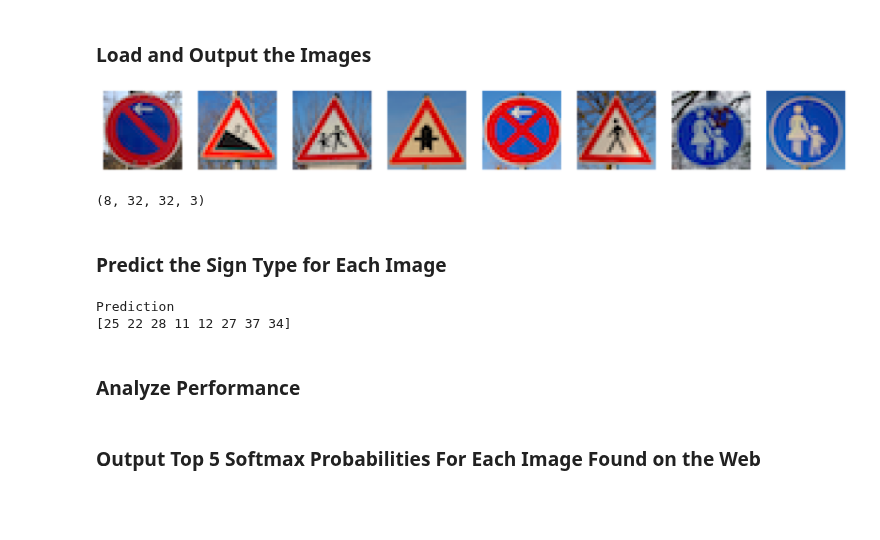
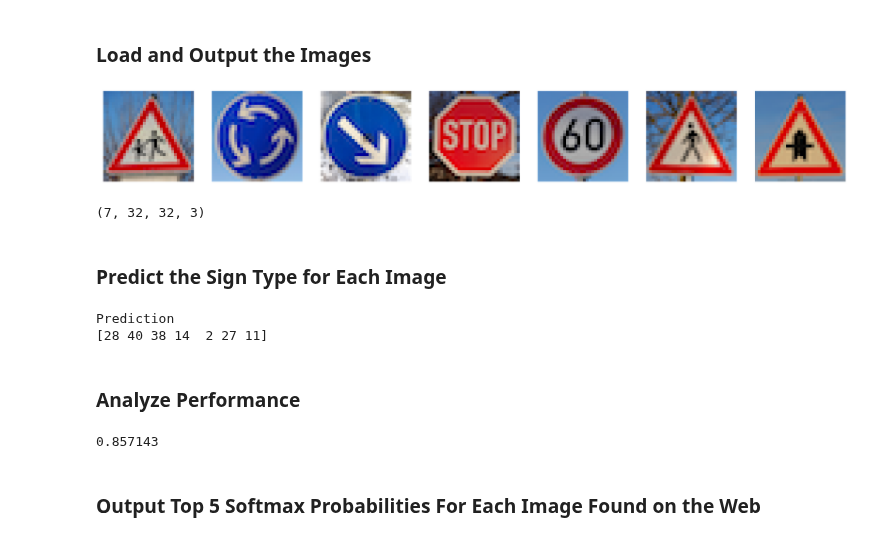
Before and after one commit to jiforcen/CarND-Traffic-Sign-Classifier-Project, a Jupyter notebook: Traffic_Sign_Classifier.ipynb, the cells around one changed output. Drawn from its saved outputs; the diff is of its cells as text; code cells hidden in the pictures; blank space fills up the shorter version.

```diff
--- a/Traffic_Sign_Classifier.ipynb
+++ b/Traffic_Sign_Classifier.ipynb
@@ -570,36 +555,38 @@ You may find `signnames.csv` useful as it contains mappings from the class id (i
 ### Load the images and plot them here.
 ### Feel free to use as many code cells as needed.
 
 import matplotlib.pyplot as plt
 import matplotlib.image as mpimg
 import numpy as np
 import cv2
 
 import os
 new_images = os.listdir("traffic-signs-data/")
 
 plt.figure(figsize=(50,50))
 i=0
 images = []
 for file in new_images:
     if file.endswith(".png"):
         image = mpimg.imread("traffic-signs-data/" + file)*255
         image = cv2.convertScaleAbs(image)
         #print (image)
         image = image[:,:,0:3]
         images.append(image)
         i=i+1
         # Read image
-        plt.subplot(1,8,i)
+        plt.subplot(1,7,i)
         plt.imshow(image)
         plt.axis('off')
 
 plt.show()
 
-images = np.array(images)
+new_images_X = np.array(images)
+new_images_Y = [28, 40, 38, 14, 3, 27, 11]
 
-print(images.shape)
+
+print(new_images_X.shape)
 # %% [output]
-[figure, old version]
+[figure, new version]
-(8, 32, 32, 3)
+(7, 32, 32, 3)
 # %%
@@ -618,19 +606,26 @@ images = (images-127.5)/127.5
 
 with tf.Session() as sess:
     saver.restore(sess, tf.train.latest_checkpoint('.'))
-    new_pics_classes = sess.run(logits, feed_dict={x: images, keep_prob : 1.0})
+    new_pics_classes = sess.run(logits, feed_dict={x: new_images_X, keep_prob : 1.0})
     top5 = sess.run(tf.nn.top_k(new_pics_classes, 5, sorted=True))
 
 print("Prediction")
-print(np.argmax(new_pics_classes, 1))
+Prediction_Y = np.argmax(new_pics_classes, 1)
+print(Prediction_Y)
 # %% [output]
 Prediction
-[25 22 28 11 12 27 37 34]
+[28 40 38 14  2 27 11]
 # %% [markdown]
 ### Analyze Performance
 # %%
 ### Calculate the accuracy for these 5 new images.
 ### For example, if the model predicted 1 out of 5 signs correctly, it's 20% accurate on these new images.
+with tf.Session() as sess:
+    saver.restore(sess, tf.train.latest_checkpoint('.'))
+    accuracy = sess.run(accuracy_operation, feed_dict={x: new_images_X, y: new_images_Y,keep_prob: 1})
+print(accuracy)
+# %% [output]
+0.857143
 # %% [markdown]
 ### Output Top 5 Softmax Probabilities For Each Image Found on the Web
 # %% [markdown]
```
Also changed, not shown: parts of 15 cells of this notebook, 3 other files.
